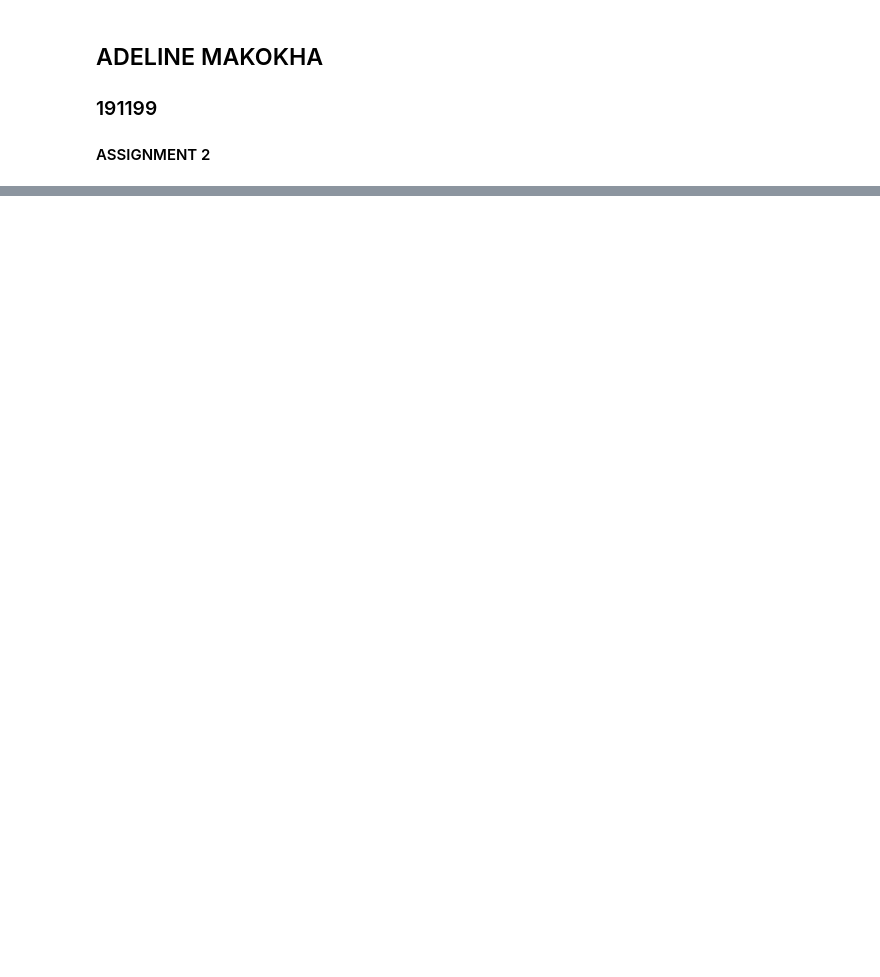
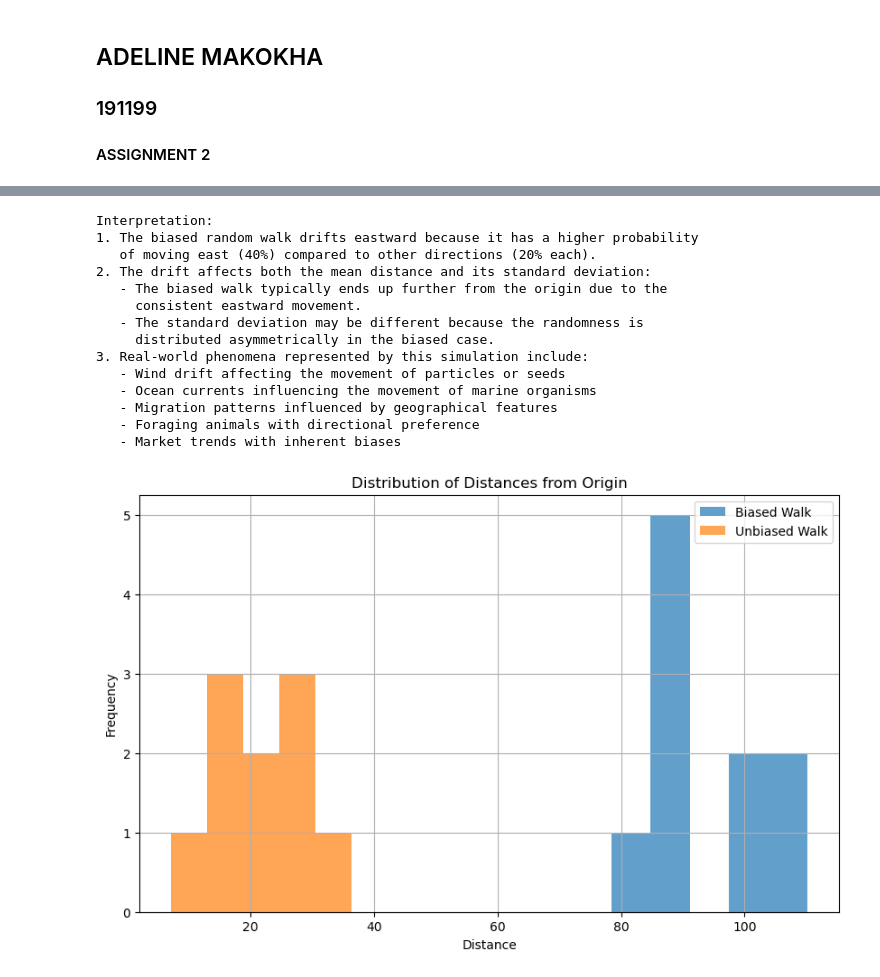
Before and after one commit to adeline-pepela/Module-3, a Jupyter notebook: DSA 8302 Computational Techniques in DS/Adeline Makokha_191199_Assignment2.ipynb, the cells around one changed output, grey strips where cells are left out. Saved outputs shown, nothing was run; the diff lists cells and outputs as text; code cells hidden in the pictures; blank space fills up the shorter version.

```diff
--- a/DSA 8302 Computational Techniques in DS/Adeline Makokha_191199_Assignment2.ipynb
+++ b/DSA 8302 Computational Techniques in DS/Adeline Makokha_191199_Assignment2.ipynb
@@ -57,0 +402,41 @@ print(f"Standard deviation of final position: {std_final_position:.2f}")
+# %%
+# Plot histogram of distances for comparison
+plt.figure(figsize=(10, 6))
+plt.hist(biased_distances, alpha=0.7, label='Biased Walk', bins=5)
+plt.hist(unbiased_distances, alpha=0.7, label='Unbiased Walk', bins=5)
+plt.title('Distribution of Distances from Origin')
+plt.xlabel('Distance')
+plt.ylabel('Frequency')
+plt.legend()
+plt.grid(True)
+
+print("\nInterpretation:")
+print("1. The biased random walk drifts eastward because it has a higher probability")
+print("   of moving east (40%) compared to other directions (20% each).")
+print("2. The drift affects both the mean distance and its standard deviation:")
+print("   - The biased walk typically ends up further from the origin due to the")
+print("     consistent eastward movement.")
+print("   - The standard deviation may be different because the randomness is")
+print("     distributed asymmetrically in the biased case.")
+print("3. Real-world phenomena represented by this simulation include:")
+print("   - Wind drift affecting the movement of particles or seeds")
+print("   - Ocean currents influencing the movement of marine organisms")
+print("   - Migration patterns influenced by geographical features")
+print("   - Foraging animals with directional preference")
+print("   - Market trends with inherent biases")
+# %% [output]
+Interpretation:
+1. The biased random walk drifts eastward because it has a higher probability
+   of moving east (40%) compared to other directions (20% each).
+2. The drift affects both the mean distance and its standard deviation:
+   - The biased walk typically ends up further from the origin due to the
+     consistent eastward movement.
+   - The standard deviation may be different because the randomness is
+     distributed asymmetrically in the biased case.
+3. Real-world phenomena represented by this simulation include:
+   - Wind drift affecting the movement of particles or seeds
+   - Ocean currents influencing the movement of marine organisms
+   - Migration patterns influenced by geographical features
+   - Foraging animals with directional preference
+   - Market trends with inherent biases
+[figure, added]
```
Also changed, not shown: parts of 20 cells of this notebook.
